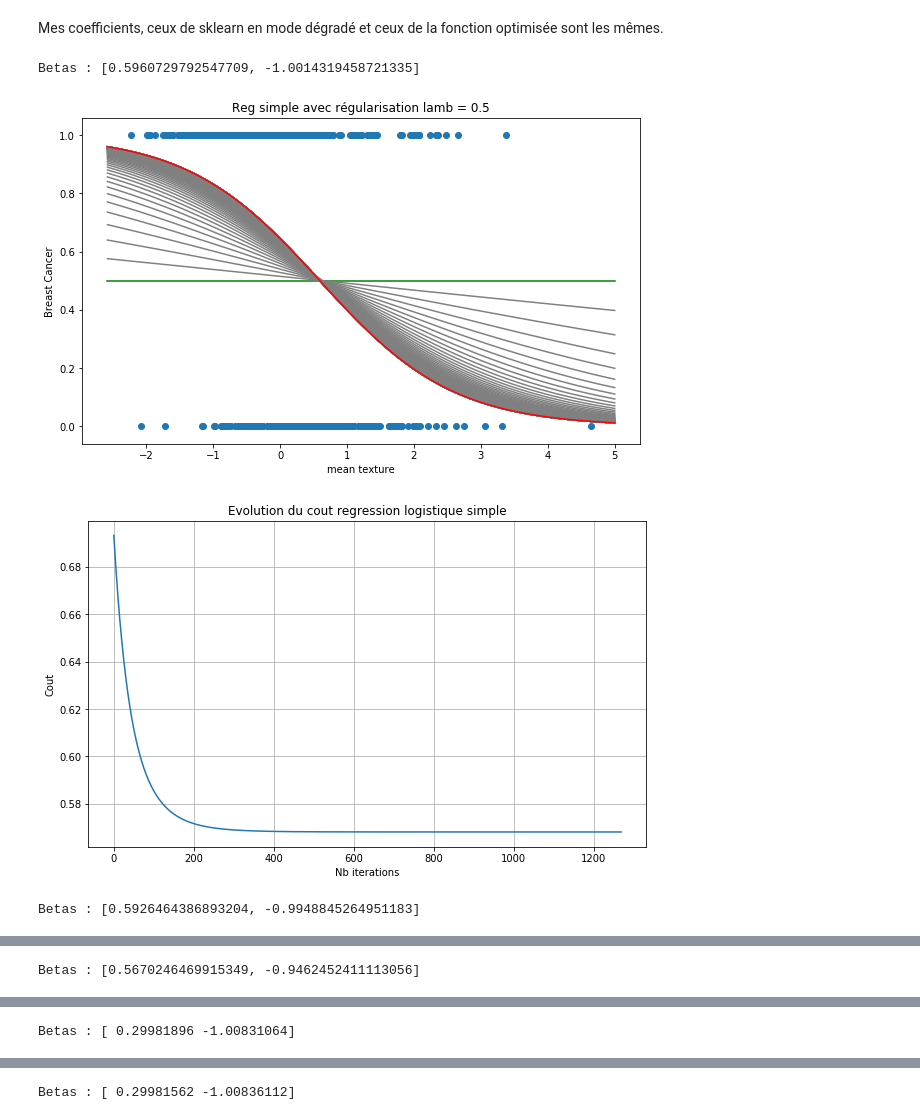
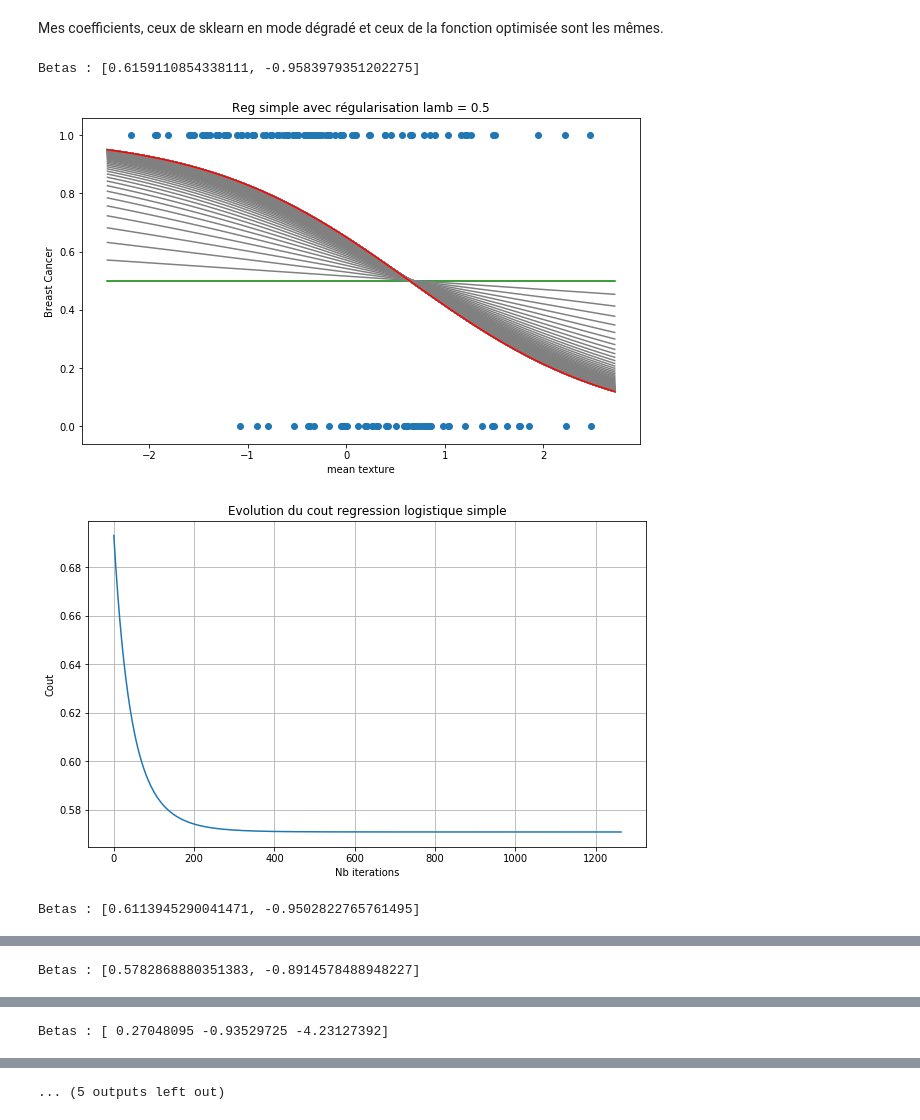
Before and after one commit to MrRedbloX/M1_INFO, a Jupyter notebook: INF2249_AlgorithmiqueDonnees/TP5/AlgoRegLog.ipynb, the cells around one changed output, grey strips where cells are left out. Drawn from its saved outputs; the diff is of its cells as text; code cells hidden in the pictures.

```diff
--- a/INF2249_AlgorithmiqueDonnees/TP5/AlgoRegLog.ipynb
+++ b/INF2249_AlgorithmiqueDonnees/TP5/AlgoRegLog.ipynb
@@ -209,7 +210,7 @@ print(cout(B2,X2_standard,Y))
 #-- Gradient
 # ordre des arguments : beta en 1er pour comparer avec la fonction d'optim
 def grad(B,x,y,lamb=0):
-    return 1/x.shape[0] * np.dot((f(x,B)-y),x) + np.dot(lamb/x.shape[0],B)
+    return 1/x.shape[0] * np.dot((f(x,B)-y),x) + np.dot(B,lamb/x.shape[0])
 
 #%% Test 1 - reg simple
 print(grad([1,1],X1_standard,Y))
@@ -281,7 +282,7 @@ def display(title,data_X,data_Y,data_b,data_c=None):
         y = expit(np.dot(x,data_b[i][1])+data_b[i][0])
         if i == 0 :
             plt.plot(x,y,color='green')
-        elif i + 10 > len(data_b):
+        elif i + 10 >= len(data_b):
             plt.plot(x,y,color='red')
         else:
             plt.plot(x,y,color='gray')
@@ -456,27 +457,54 @@ COMMENTAIRES:
 Mes coefficients, ceux de sklearn en mode dégradé et ceux de la fonction optimisée sont les mêmes.
 # %%
 #Avec la régularisation l2
+X_train, X_test, y_train, y_test = train_test_split(X1,Y)
+X_train3D, X_test3D, y_train3D, y_test3D = train_test_split(X2,Y)
+
 lamb = 0.5
-b, c = grad_descent((0,0),X1,Y,0.05,1e-9,10000,lamb=lamb)
-display("Reg simple avec régularisation lamb = "+str(lamb),X1,Y,b,c)
+b, c = grad_descent((0,0),X_train,y_train,0.05,1e-9,10000,lamb=lamb)
+display("Reg simple avec régularisation lamb = "+str(lamb),X_test,y_test,b,c)
 
 lamb = 1
-b, c = grad_descent((0,0),X1,Y,0.05,1e-9,10000,lamb=lamb)
-display("Reg simple avec régularisation lamb = "+str(lamb),X1,Y,b,c)
+b, c = grad_descent((0,0),X_train,y_train,0.05,1e-9,10000,lamb=lamb)
+display("Reg simple avec régularisation lamb = "+str(lamb),X_test,y_test,b,c)
 
 lamb = 5
-b, c = grad_descent((0,0),X1,Y,0.05,1e-9,10000,lamb=lamb)
-display("Reg simple avec régularisation lamb = "+str(lamb),X1,Y,b,c)
+b, c = grad_descent((0,0),X_train,y_train,0.05,1e-9,10000,lamb=lamb)
+display("Reg simple avec régularisation lamb = "+str(lamb),X_test,y_test,b,c)
+
+evolutionBetas = []
+evolutionErreur = []
+lambdas = np.linspace(10e-5,10000,50)
+for i in lambdas:
+    b, c = grad_descent((0,0),X_train,y_train,0.05,1e-9,10000,lamb=i)
+    evolutionBetas.append(b[-1])
+    evolutionErreur.append(c[-1])
+
+plt.figure()
+plt.grid()
+plt.title("Évolution des betas en fonction de lambda")
+plt.plot(lambdas, evolutionBetas)
+plt.show()
+
+plt.figure()
+plt.grid()
+plt.title("Évolution de l'erreur en fonction de lambda")
+plt.plot(lambdas, evolutionErreur)
+plt.show()
+
+clf = LogisticRegression(C=1e5, solver='saga',penalty='l1')
+clf.fit(standardisation(X_train3D), y_train3D)
+display3D("Sklearn penalty l1",X_test3D,y_test3D,clf.coef_)
 
 clf = LogisticRegression(C=1e5, solver='lbfgs',penalty='l2')
-clf.fit(X1_standard, Y)
-display("Sklearn penalty l2",X1,Y,clf.coef_)
+clf.fit(standardisation(X_train3D), y_train3D)
+display3D("Sklearn penalty l2",X_test3D,y_test3D,clf.coef_)
 
 clf = LogisticRegression(C=1e5, solver='saga',penalty='elasticnet', l1_ratio = 0.5)
-clf.fit(X1_standard, Y)
-display("Sklearn penalty elasticnet",X1,Y,clf.coef_)
+clf.fit(standardisation(X_train3D), y_train3D)
+display3D("Sklearn penalty elasticnet",X_test3D,y_test3D,clf.coef_)
 # %% [output]
-Betas : [0.5960729792547709, -1.0014319458721335]
+Betas : [0.6159110854338111, -0.9583979351202275]
-[figure, old version]
+[figure, new version]
-[figure, old version]
+[figure, new version]
-Betas : [0.5926464386893204, -0.9948845264951183]
+Betas : [0.6113945290041471, -0.9502822765761495]
@@ -485 +513 @@ Betas : [0.5926464386893204, -0.9948845264951183]
-Betas : [0.5670246469915349, -0.9462452411113056]
+Betas : [0.5782868880351383, -0.8914578488948227]
@@ -488 +518 @@ Betas : [0.5670246469915349, -0.9462452411113056]
-Betas : [ 0.29981896 -1.00831064]
+Betas : [ 0.27048095 -0.93529725 -4.23127392]
@@ -490 +519 @@ Betas : [ 0.29981896 -1.00831064]
-Betas : [ 0.29981562 -1.00836112]
+... (5 outputs left out)
```
Also changed, not shown: parts of 6 cells of this notebook.
